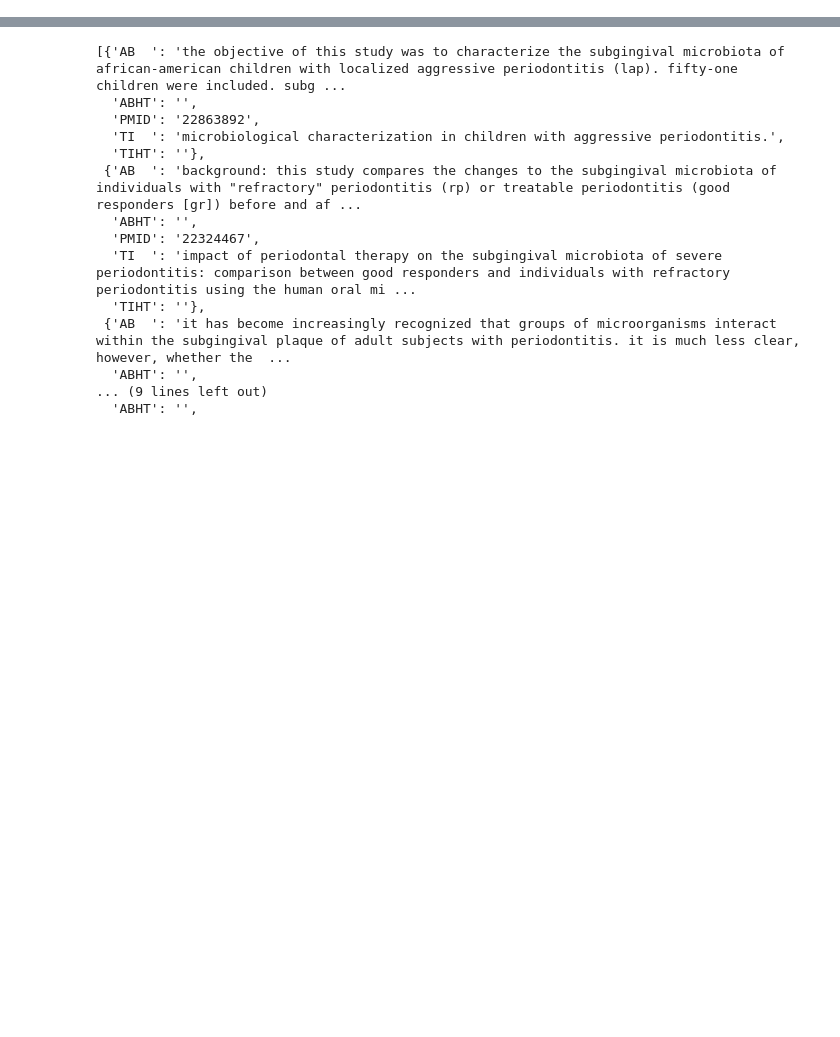
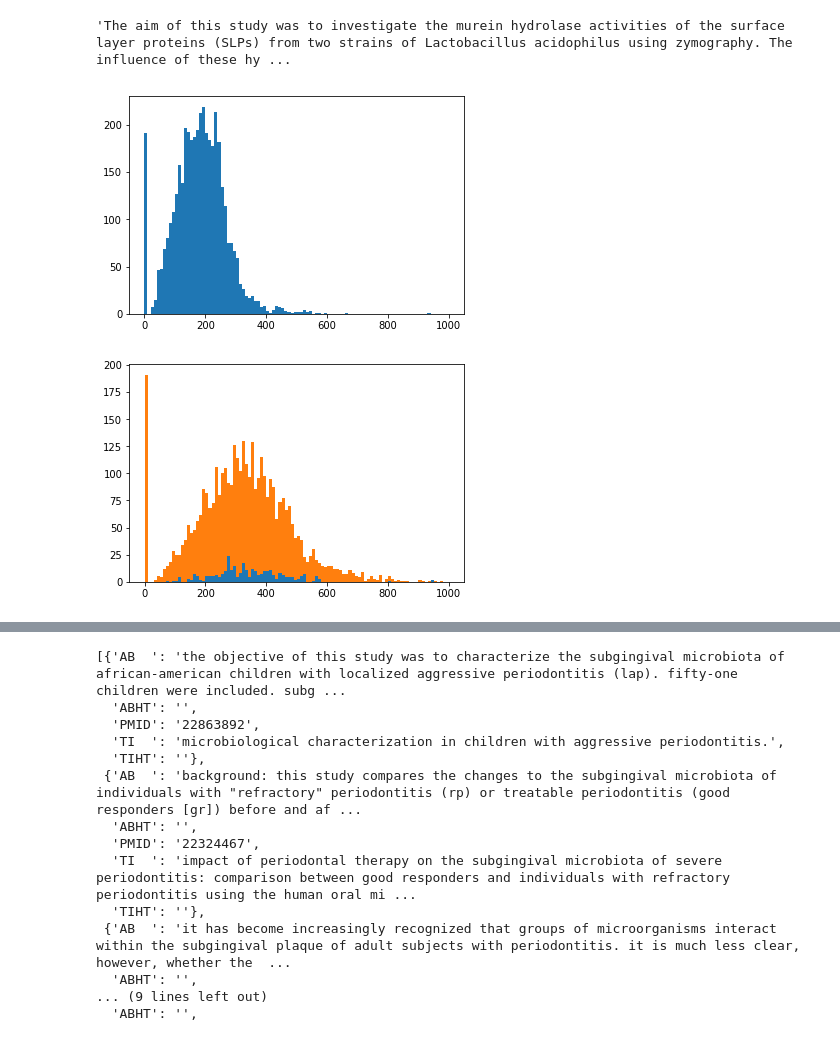
Before and after one commit to ynshen/bioBERT-paper-abstract-classification, a Jupyter notebook: data preview.ipynb, the cells around one changed output, grey strips where cells are left out. Saved outputs shown, nothing was run; the diff lists cells and outputs as text; code cells hidden in the pictures; blank space fills up the shorter version.

```diff
--- a/data preview.ipynb
+++ b/data preview.ipynb
@@ -57,0 +135,5 @@ np.sum(ext_dataset['abstract_labels']['Interaction'] == 0)
+# %%
+dataset = AnnData()
+dataset.add_ann_file(file_dirc='/home/yuning/Work/cs-273/src/ref/atminter/data/train_test_data/lactobacillus_acidophilus#escherichia_coli.ann')
+dataset.add_ann_file(file_dirc='/home/yuning/Work/cs-273/src/ref/atminter/data/train_test_data/collated_train.ann')
+dataset.overview()
@@ -57,0 +146,17 @@ np.sum(ext_dataset['abstract_labels']['Interaction'] == 0)
+# %%
+train, dev, test = dataset.train_dev_test_split()
+train.to_tsv(tsv_dirc='/mnt/storage/projects/cs-273/bert_test/train.tsv', test=False, trunc_length=500)
+test.to_tsv(tsv_dirc='/mnt/storage/projects/cs-273/bert_test/test.tsv', test=True, trunc_length=500)
+dev.to_tsv(tsv_dirc='/mnt/storage/projects/cs-273/bert_test/val.tsv', test=False, trunc_length=500)
+
+def pred_stats(predict, labels):
+    res = {}
+    res['TP'] = np.sum(np.logical_and(predict, labels))
+    res['TN'] = np.sum(np.logical_and(1 - predict, 1 - labels))
+    res['FP'] = np.sum(predict) - res['TP']
+    res['FN'] = np.sum(1 - predict) - res['TN']
+    res['Accuracy'] = (res['TP'] + res['TN'])/(res['TP'] + res['TN'] + res['FP'] + res['FN'])
+    res['Precision'] = res['TP']/(res['TP'] + res['FP'])
+    res['Recall'] = res['TP']/(res['TP'] + res['FN'])
+    res['F1'] = 2 * (res['Recall'] * res['Precision'])/(res['Recall'] + res['Precision'])
+    return res
@@ -60,0 +240,21 @@ np.sum(ext_dataset['abstract_labels']['Interaction'] == 0)
+# %%
+from ref.bert import tokenization
+tokenizer = tokenization.FullTokenizer(vocab_file='/mnt/storage/projects/cs-273/bert_pretrained/uncased_L-12_H-768_A-12/vocab.txt')
+# %% [output]
+'The aim of this study was to investigate the murein hydrolase activities of the surface layer proteins (SLPs) from two strains of Lactobacillus acidophilus using zymography. The influence of these hy ...
+# %%
+abs_len = [len(data.abstract.split()) for data in dataset.dataset]
+abs_len_tokenized = [(data.label, len(tokenizer.tokenize(data.abstract))) for data in dataset.dataset]
+# %%
+import matplotlib.pyplot as plt
+
+plt.hist(abs_len, bins=np.linspace(0, 1000, 101))
+plt.show()
+abs_len_tokenized_pos = np.array([abs_len[1] for abs_len in abs_len_tokenized if abs_len[0]==1])
+abs_len_tokenized_neg = np.array([abs_len[1] for abs_len in abs_len_tokenized if abs_len[0]==0])
+plt.hist(abs_len_tokenized_pos, bins=np.linspace(0, 1000, 101), zorder=2)
+plt.hist(abs_len_tokenized_neg, bins=np.linspace(0, 1000, 101), zorder=1)
+plt.show()
+# %% [output]
+[figure, added]
+[figure, added]
```
Also changed, not shown: parts of 31 cells of this notebook, 9 other files.
